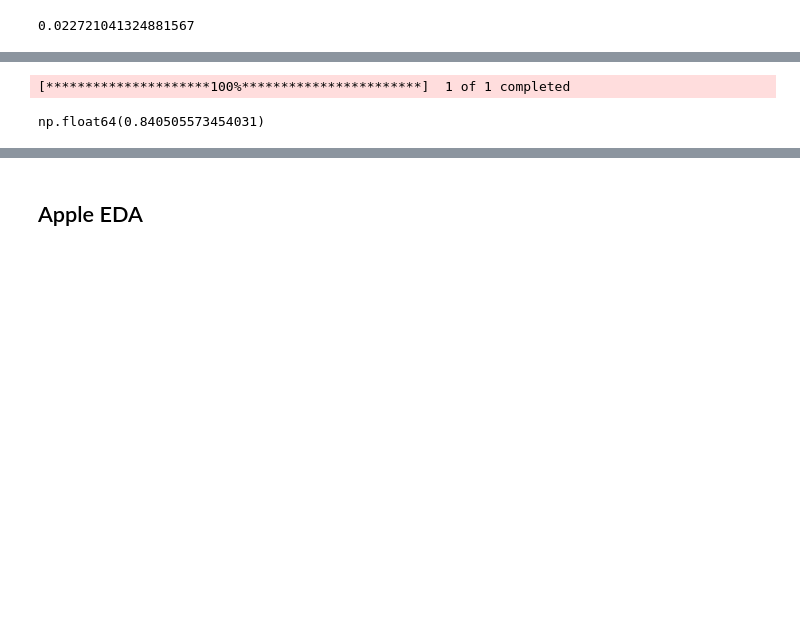
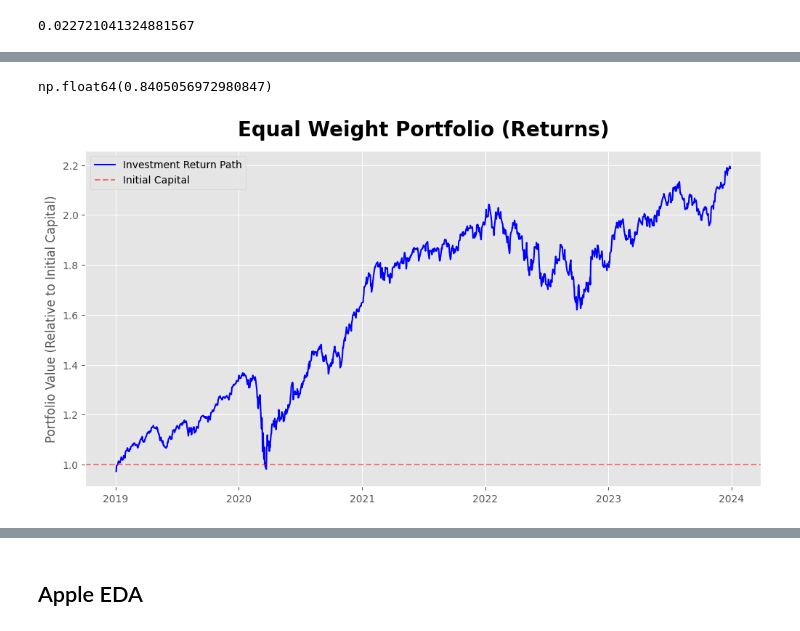
Before and after one commit to szymon-ml/quant-portfolio-analysis, a Jupyter notebook: notebooks/02_importing_data.ipynb, the cells around one changed output, grey strips where cells are left out. Cells and saved outputs as stored; diff of their text form; code cells hidden in the pictures; blank space fills up the shorter version.

```diff
--- a/notebooks/02_importing_data.ipynb
+++ b/notebooks/02_importing_data.ipynb
@@ -622,8 +638,8 @@ print(f"CAGR: {cagr:.2%}")
 CAGR: 16.98%
 # %%
 #return at each time step
-def calculate_return_path(data, weights):
-    simple_port_ret = data.pct_change() @ equal_weights
+def calculate_return_path(weights, data):
+    simple_port_ret = data.pct_change() @ weights
     log_port_ret = np.log(1 + simple_port_ret)
     return_path = np.exp(log_port_ret.cumsum())
     return return_path.to_numpy()
@@ -667,6 +683,22 @@ def calculate_sharpe_ratio(data, weights):
     return sharpe_ratio
 # %%
-calculate_sharpe_ratio(data, equal_weights)
+calculate_sharpe_ratio(equal_weights, data)
 # %% [output]
-[*********************100%***********************]  1 of 1 completed
+np.float64(0.8405056972980847)
-np.float64(0.840505573454031)
+# %%
+#viz return path (from function)
+return_viz = calculate_return_path(equal_weights, data)
+
+return_viz_series = pd.Series(return_viz, index=data.index)
+return_viz_series
+
+# viz
+plt.figure(figsize=(12, 6))
+plt.plot(return_viz_series, label='Investment Return Path', color='blue')
+plt.axhline(y=1, color='red', linestyle='--', alpha=0.5, label='Initial Capital')
+plt.title('Equal Weight Portfolio (Returns)', fontsize=20, pad=15, fontweight='bold')
+plt.ylabel('Portfolio Value (Relative to Initial Capital)')
+plt.legend()
+plt.show()
+# %% [output]
+[figure, added]
```
Also changed, not shown: parts of 65 cells of this notebook.
